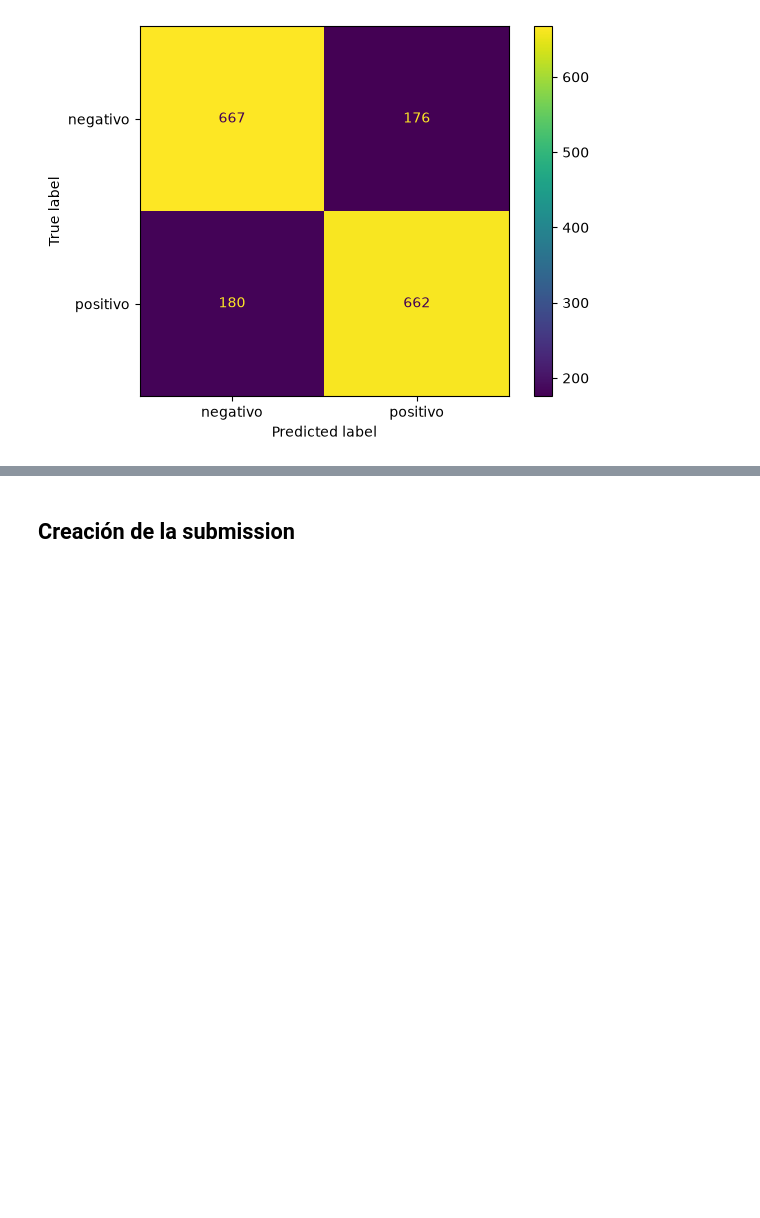
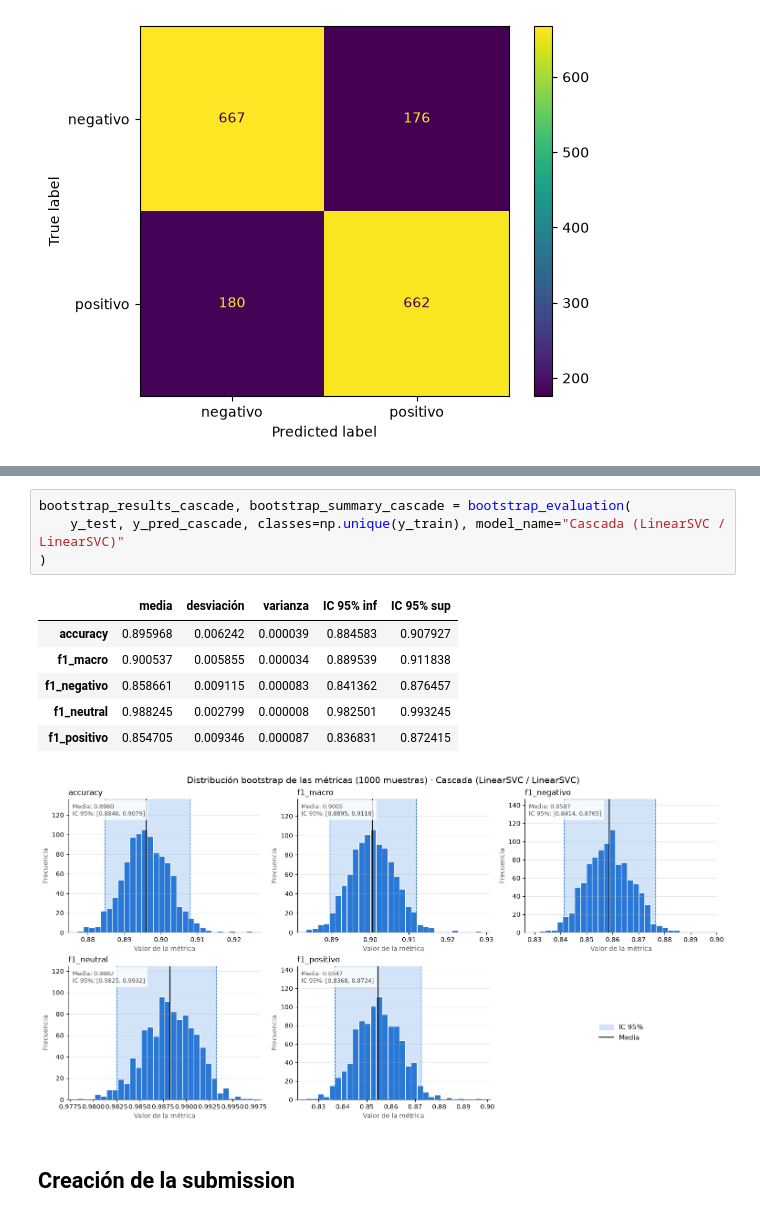
Before and after one commit to PedroSTrujillo/proyecto-ml, a Jupyter notebook: model_training.ipynb, the cells around one changed output, grey strips where cells are left out. Cells and saved outputs as stored; diff of their text form; blank space fills up the shorter version.

```diff
--- a/model_training.ipynb
+++ b/model_training.ipynb
@@ -1057,3 +1298,15 @@ weighted avg       0.79      0.79      0.79      1685
+# %%
+bootstrap_results_cascade, bootstrap_summary_cascade = bootstrap_evaluation(
+    y_test, y_pred_cascade, classes=np.unique(y_train), model_name="Cascada (LinearSVC / LinearSVC)"
+)
+# %% [output]
+|  | media | desviación | varianza | IC 95% inf | IC 95% sup |
+| accuracy | 0.895968 | 0.006242 | 0.000039 | 0.884583 | 0.907927 |
+| f1_macro | 0.900537 | 0.005855 | 0.000034 | 0.889539 | 0.911838 |
+| f1_negativo | 0.858661 | 0.009115 | 0.000083 | 0.841362 | 0.876457 |
+| f1_neutral | 0.988245 | 0.002799 | 0.000008 | 0.982501 | 0.993245 |
+| f1_positivo | 0.854705 | 0.009346 | 0.000087 | 0.836831 | 0.872415 |
+[figure, added]
 # %% [markdown]
 ## Creación de la submission
 # %%
```
Also changed, not shown: parts of 24 cells of this notebook, 1 other file.
